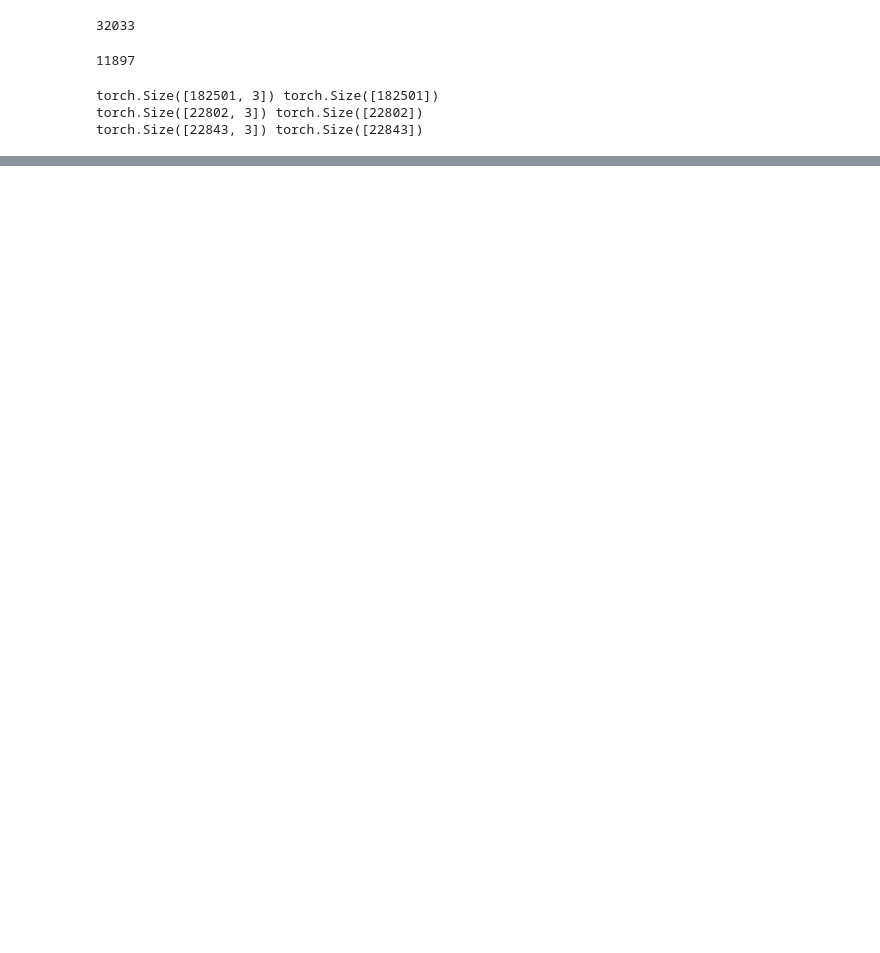
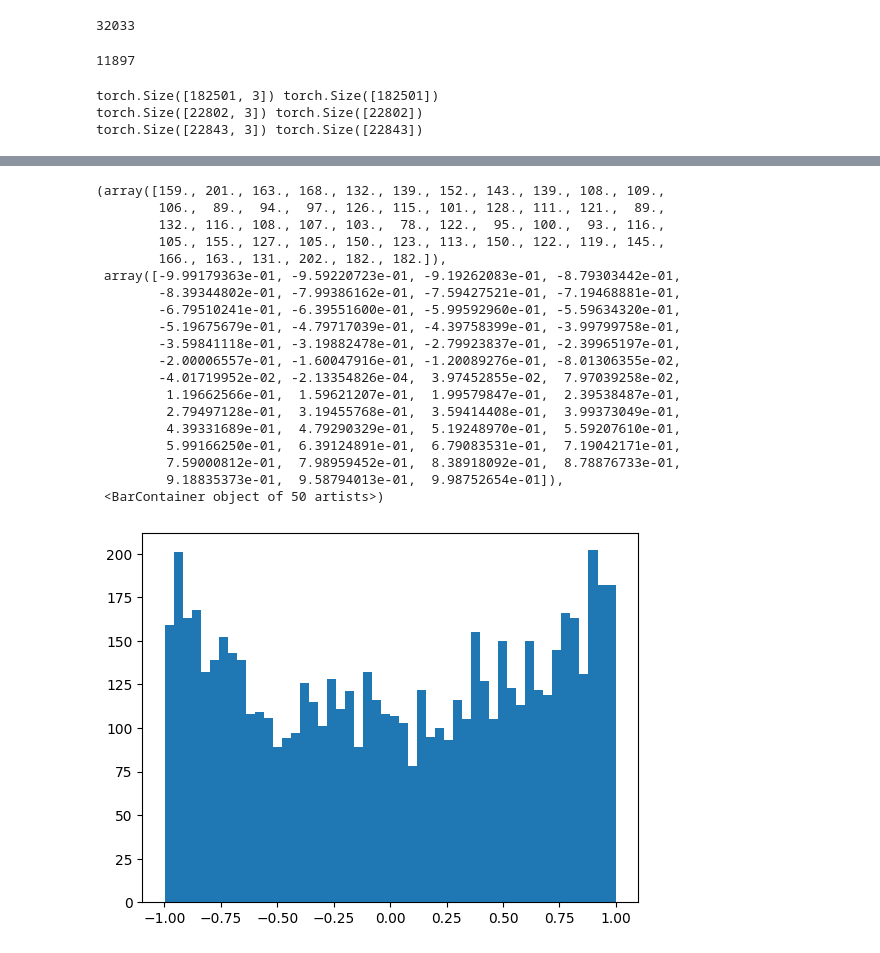
Before and after one commit to JagdeepSingh13/deep_learning_ng, a Jupyter notebook: andrej_k/makemore/makemore_mlp_2.ipynb, the cells around one changed output, grey strips where cells are left out. Cells and saved outputs as stored; diff of their text form; code cells hidden in the pictures; blank space fills up the shorter version.

```diff
--- a/andrej_k/makemore/makemore_mlp_2.ipynb
+++ b/andrej_k/makemore/makemore_mlp_2.ipynb
@@ -104,0 +131,23 @@ tensor(2.3813, grad_fn=<NllLossBackward0>)
+# %%
+plt.hist(h.view(-1).tolist(), 50)
+# %% [output]
+(array([159., 201., 163., 168., 132., 139., 152., 143., 139., 108., 109.,
+        106.,  89.,  94.,  97., 126., 115., 101., 128., 111., 121.,  89.,
+        132., 116., 108., 107., 103.,  78., 122.,  95., 100.,  93., 116.,
+        105., 155., 127., 105., 150., 123., 113., 150., 122., 119., 145.,
+        166., 163., 131., 202., 182., 182.]),
+ array([-9.99179363e-01, -9.59220723e-01, -9.19262083e-01, -8.79303442e-01,
+        -8.39344802e-01, -7.99386162e-01, -7.59427521e-01, -7.19468881e-01,
+        -6.79510241e-01, -6.39551600e-01, -5.99592960e-01, -5.59634320e-01,
+        -5.19675679e-01, -4.79717039e-01, -4.39758399e-01, -3.99799758e-01,
+        -3.59841118e-01, -3.19882478e-01, -2.79923837e-01, -2.39965197e-01,
+        -2.00006557e-01, -1.60047916e-01, -1.20089276e-01, -8.01306355e-02,
+        -4.01719952e-02, -2.13354826e-04,  3.97452855e-02,  7.97039258e-02,
+         1.19662566e-01,  1.59621207e-01,  1.99579847e-01,  2.39538487e-01,
+         2.79497128e-01,  3.19455768e-01,  3.59414408e-01,  3.99373049e-01,
+         4.39331689e-01,  4.79290329e-01,  5.19248970e-01,  5.59207610e-01,
+         5.99166250e-01,  6.39124891e-01,  6.79083531e-01,  7.19042171e-01,
+         7.59000812e-01,  7.98959452e-01,  8.38918092e-01,  8.78876733e-01,
+         9.18835373e-01,  9.58794013e-01,  9.98752654e-01]),
+ <BarContainer object of 50 artists>)
+[figure, added]
```
Also changed, not shown: parts of 11 cells of this notebook.
